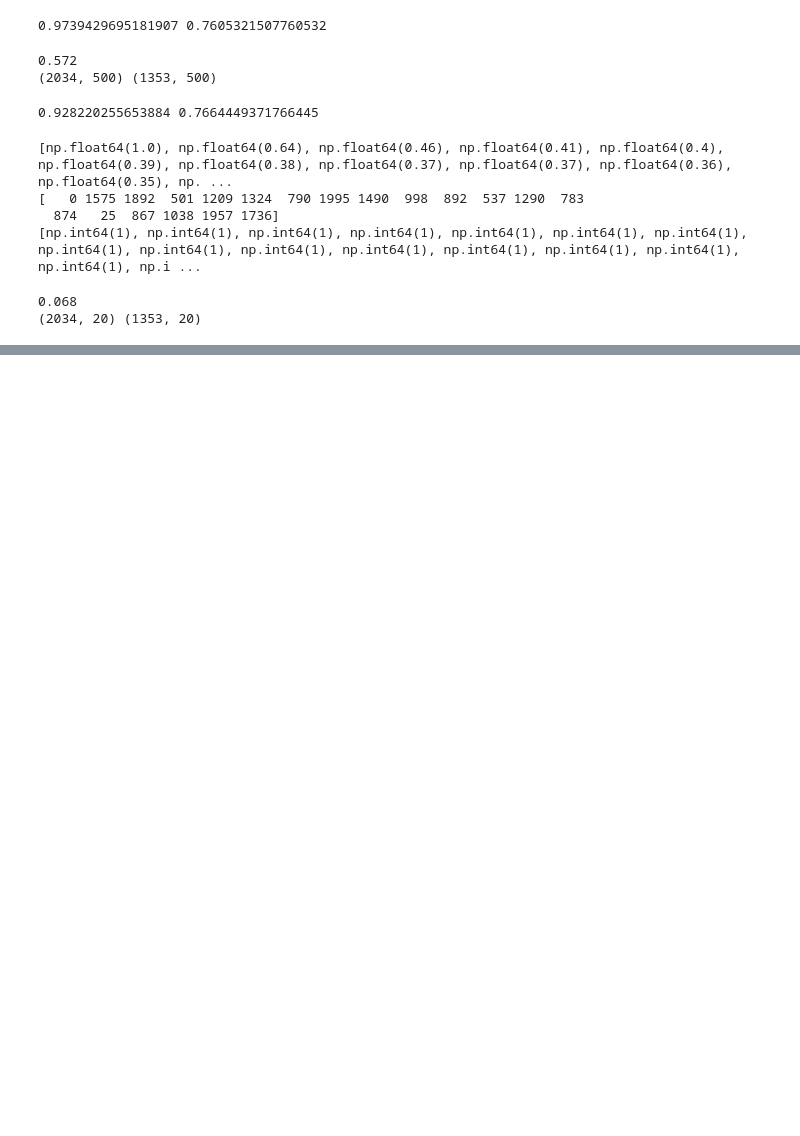
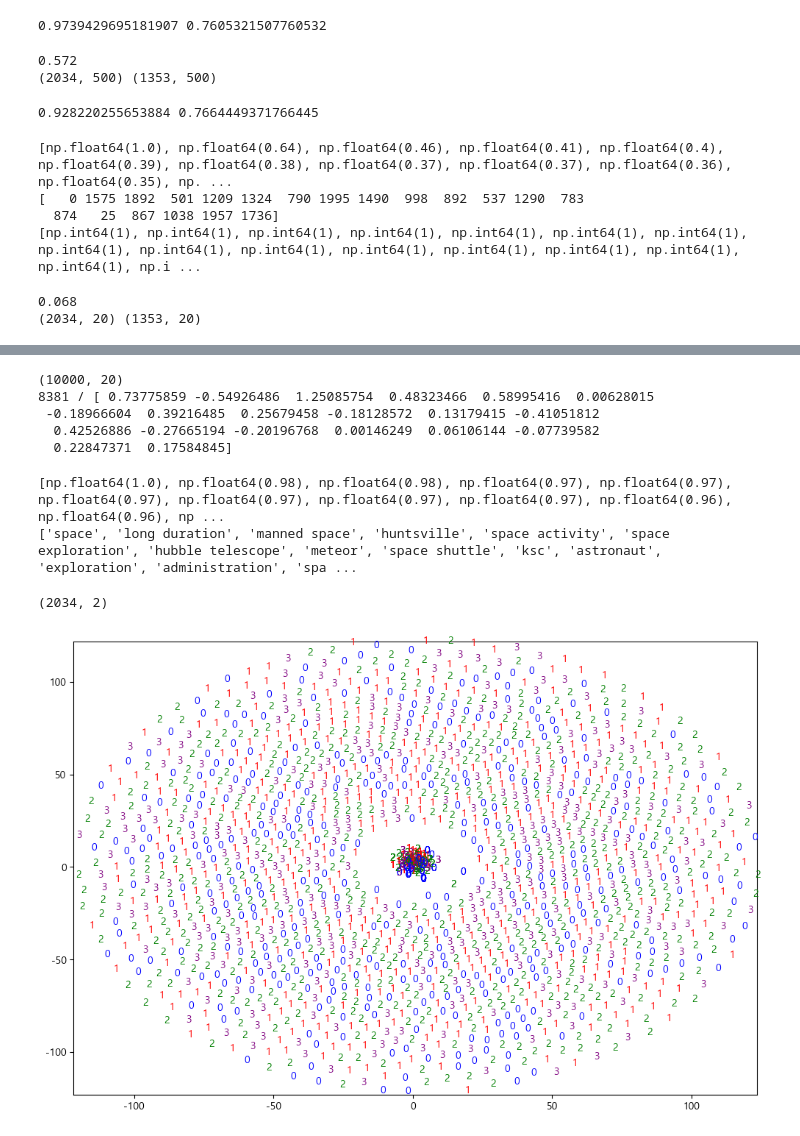
Before and after one commit to minstrel1149/python_text_mining, a Jupyter notebook: Ch.06_dimensionality_reduction_2.ipynb, the cells around one changed output, grey strips where cells are left out. Saved outputs shown, nothing was run; the diff lists cells and outputs as text; code cells hidden in the pictures; blank space fills up the shorter version.

```diff
--- a/Ch.06_dimensionality_reduction_2.ipynb
+++ b/Ch.06_dimensionality_reduction_2.ipynb
@@ -5,11 +5,19 @@ from sklearn.linear_model import LogisticRegression
 from sklearn.naive_bayes import MultinomialNB
 from sklearn.decomposition import PCA, TruncatedSVD
 from sklearn.metrics.pairwise import cosine_similarity
+from sklearn.manifold import TSNE
 
 import nltk
 from nltk.corpus import stopwords
 from nltk.tokenize import RegexpTokenizer
 from nltk.stem import WordNetLemmatizer
+
+import numpy as np
+
+import matplotlib.pyplot as plt
+%matplotlib inline
+plt.rcParams['font.family'] = 'Malgun Gothic'
+plt.rcParams['axes.unicode_minus'] = False
 # %%
 categories = ['alt.atheism', 'talk.religion.misc', 'comp.graphics', 'sci.space']
 newsgroups_train = fetch_20newsgroups(subset='train',
@@ -147,3 +155,47 @@ Topic 17: ['kent', 'cheer kent', 'cheer', 'atheist', 'atheism', 'value', 'point'
 Topic 18: ['law', 'thanks', 'system', 'software', 'islam', 'must', 'muslim', 'much', 'group', 'islamic']
 Topic 19: ['would', 'point', 'law', 'cview', 'file', 'jesus', 'polygon', 'space', 'line', 'post']
 Topic 20: ['value', 'image', 'group', 'muslim', 'islam', 'objective', 'color', 'anyone', 'science', 'islamic']
+# %%
+t_words = np.diag(svd.singular_values_).dot(svd.components_).T
+print(t_words.shape)
+source = t_words[np.where(tfidf.get_feature_names_out() == 'space')[0][0]]
+print(np.where(tfidf.get_feature_names_out() == 'space')[0][0], '/', source)
+# %% [output]
+(10000, 20)
+8381 / [ 0.73775859 -0.54926486  1.25085754  0.48323466  0.58995416  0.00628015
+ -0.18966604  0.39216485  0.25679458 -0.18128572  0.13179415 -0.41051812
+  0.42526886 -0.27665194 -0.20196768  0.00146249  0.06106144 -0.07739582
+  0.22847371  0.17584845]
+# %%
+sim_result = cosine_similarity([source], t_words)
+print(sorted(sim_result[0].round(2), reverse=True)[:20])
+sim_index = (-sim_result[0]).argsort()[:20]
+sim_labels = [tfidf.get_feature_names_out()[i] for i in sim_index]
+print(sim_labels)
+# %% [output]
+[np.float64(1.0), np.float64(0.98), np.float64(0.98), np.float64(0.97), np.float64(0.97), np.float64(0.97), np.float64(0.97), np.float64(0.97), np.float64(0.97), np.float64(0.96), np.float64(0.96), np ...
+['space', 'long duration', 'manned space', 'huntsville', 'space activity', 'space exploration', 'hubble telescope', 'meteor', 'space shuttle', 'ksc', 'astronaut', 'exploration', 'administration', 'spa ...
+# %%
+tsne = TSNE(n_components=2, random_state=0, init='random')
+X_train_tsne = tsne.fit_transform(X_train_tf)
+print(X_train_tsne.shape)
+# %% [output]
+(2034, 2)
+# %%
+def tsne_graph(tsne_data, label, lim=None):
+    colors = {0:'blue', 1:'red', 2:'green', 3:'purple'}
+    x = tsne_data[:, 0]
+    y = tsne_data[:, 1]
+    plt.figure(figsize=(12, 8))
+    if lim == None:
+        lim = [min(x), max(x), min(y), max(y)]
+    plt.xlim(lim[0], lim[1])
+    plt.ylim(lim[2], lim[3])
+    for i in range(len(x)):
+        if (lim[0] < x[i] < lim[1]) and (lim[2] < y[i] < lim[3]):
+            plt.text(x[i], y[i], label[i], color = colors[label[i]])
+    plt.show()
+# %%
+tsne_graph(X_train_tsne, y_train)
+# %% [output]
+[figure, added]
```
Also changed, not shown: parts of 1 cell of this notebook.
